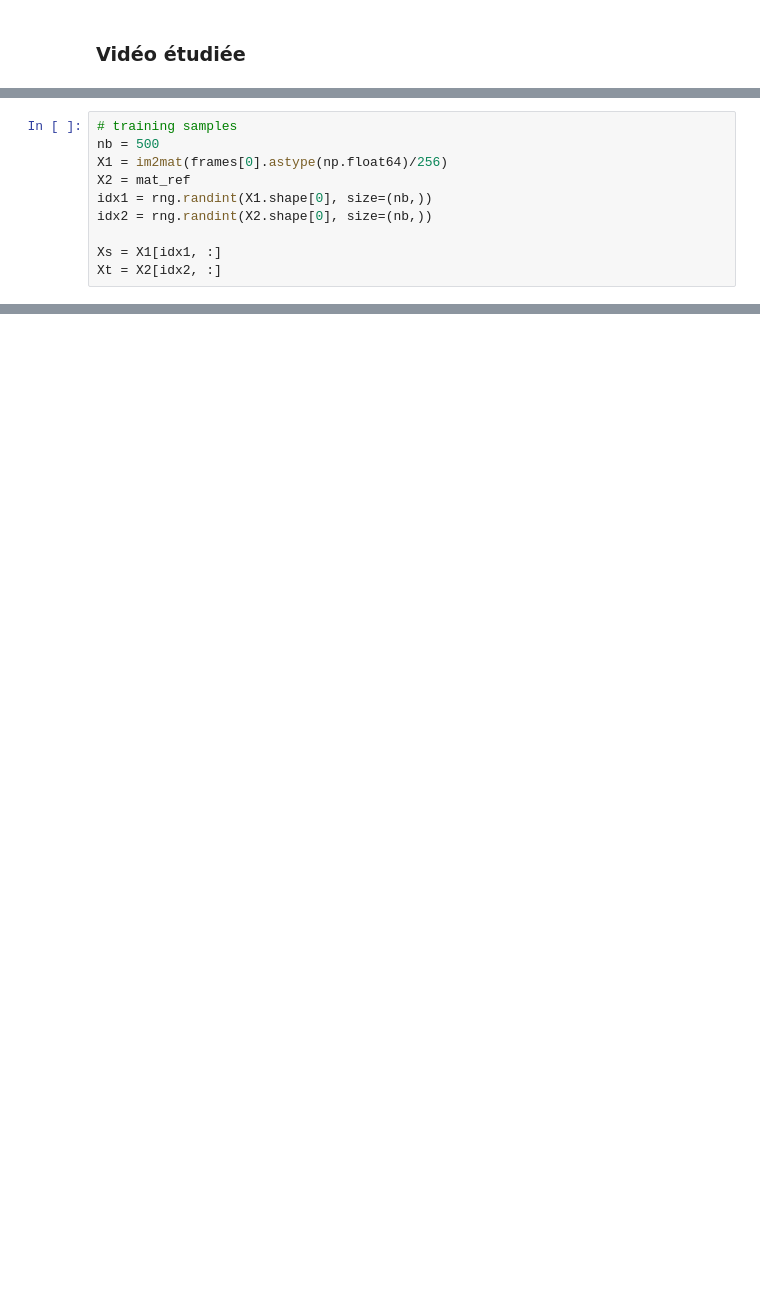
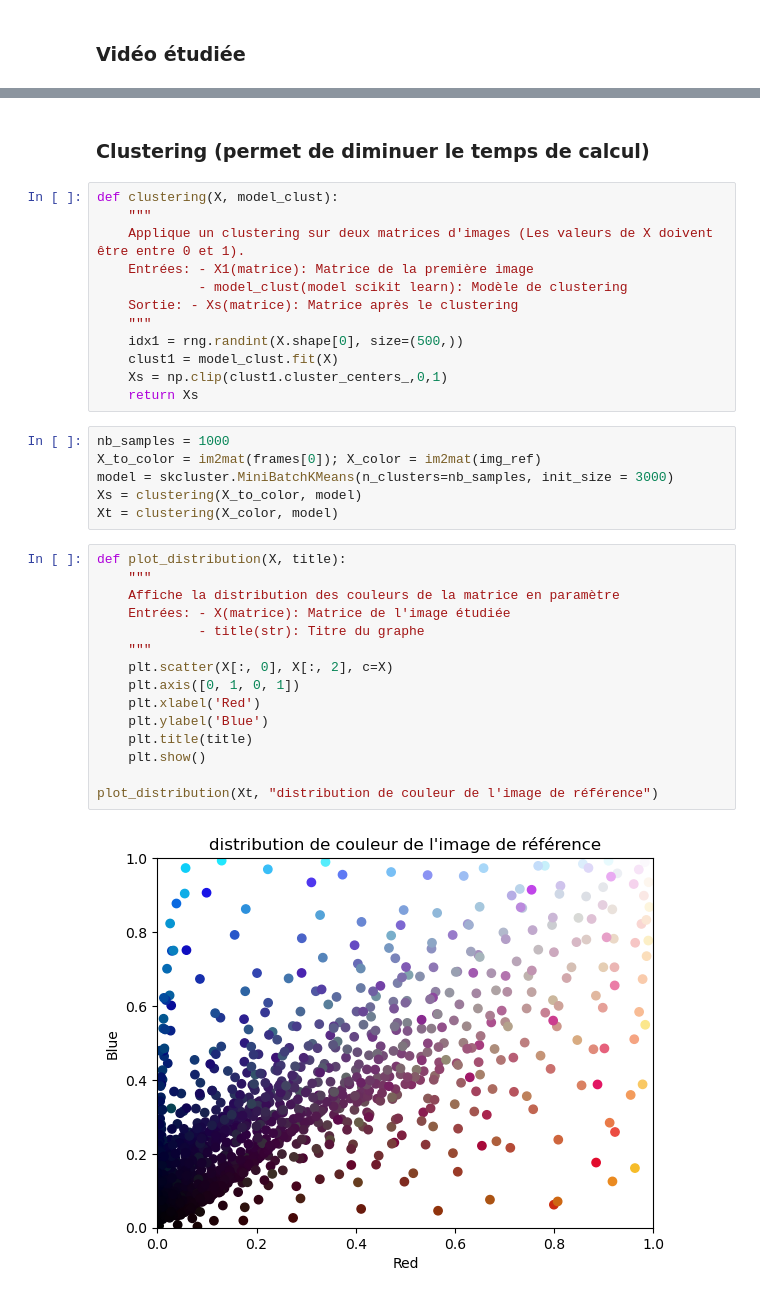
Before and after one commit to Bismuth10K/projet_integrateur_CMI_23-24, a Jupyter notebook: notebook.ipynb, the cells around one changed output, grey strips where cells are left out. Saved outputs shown, nothing was run; the diff lists cells and outputs as text; blank space fills up the shorter version.

Commit message:
recolorisation d'une image
Notebook contenant la récupération des données + la recolorisation d'une image à partir d'une autre. Mise au propre de certaines fonctions.

```diff
--- a/notebook.ipynb
+++ b/notebook.ipynb
@@ -131,10 +132,0 @@ print_image(frames[200], 'Image 200')
-# %%
-# training samples
-nb = 500
-X1 = im2mat(frames[0].astype(np.float64)/256)
-X2 = mat_ref
-idx1 = rng.randint(X1.shape[0], size=(nb,))
-idx2 = rng.randint(X2.shape[0], size=(nb,))
-
-Xs = X1[idx1, :]
-Xt = X2[idx2, :]
@@ -290,0 +135,37 @@ plt.show()
+# %% [markdown]
+### Clustering (permet de diminuer le temps de calcul)
+# %%
+def clustering(X, model_clust):
+    """
+    Applique un clustering sur deux matrices d'images (Les valeurs de X doivent être entre 0 et 1).
+    Entrées: - X1(matrice): Matrice de la première image
+             - model_clust(model scikit learn): Modèle de clustering
+    Sortie: - Xs(matrice): Matrice après le clustering
+    """
+    idx1 = rng.randint(X.shape[0], size=(500,))
+    clust1 = model_clust.fit(X)
+    Xs = np.clip(clust1.cluster_centers_,0,1)
+    return Xs
+# %%
+nb_samples = 1000
+X_to_color = im2mat(frames[0]); X_color = im2mat(img_ref)
+model = skcluster.MiniBatchKMeans(n_clusters=nb_samples, init_size = 3000)
+Xs = clustering(X_to_color, model)
+Xt = clustering(X_color, model)
+# %%
+def plot_distribution(X, title):
+    """
+    Affiche la distribution des couleurs de la matrice en paramètre
+    Entrées: - X(matrice): Matrice de l'image étudiée
+             - title(str): Titre du graphe
+    """
+    plt.scatter(X[:, 0], X[:, 2], c=X)
+    plt.axis([0, 1, 0, 1])
+    plt.xlabel('Red')
+    plt.ylabel('Blue')
+    plt.title(title)
+    plt.show()
+
+plot_distribution(Xt, "distribution de couleur de l'image de référence")
+# %% [output]
+[figure, added]
```
Also changed, not shown: parts of 27 cells of this notebook.
